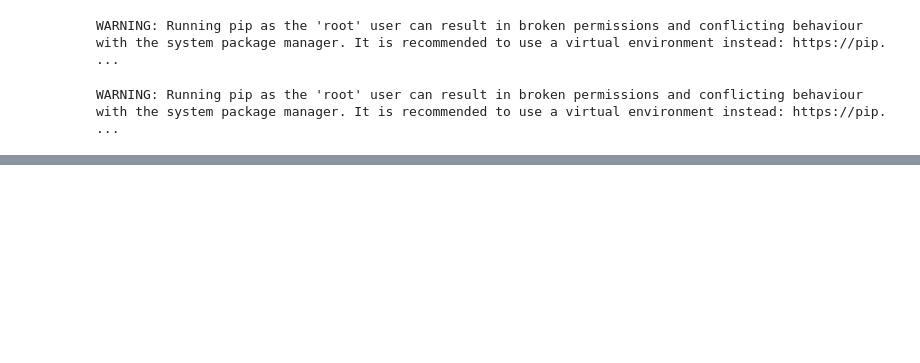
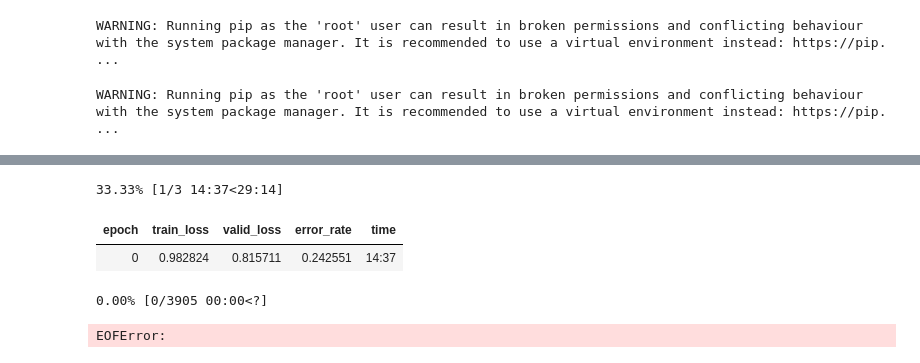
Before and after one commit to vp-82/document-processing-demo, a Jupyter notebook: 02_large_dataset_simple_baseline_model.ipynb, the cells around one changed output, grey strips where cells are left out. Cells and saved outputs as stored; diff of their text form; code cells hidden in the pictures; blank space fills up the shorter version.

```diff
--- a/02_large_dataset_simple_baseline_model.ipynb
+++ b/02_large_dataset_simple_baseline_model.ipynb
@@ -14,0 +77,8 @@ Downloading and preparing dataset rvl_cdip/default to /root/.cache/huggingface/d
+# %%
+learn.fit_one_cycle(3, 1e-3)
+# %% [output]
+33.33% [1/3 14:37<29:14]
+| epoch | train_loss | valid_loss | error_rate | time |
+| 0 | 0.982824 | 0.815711 | 0.242551 | 14:37 |
+0.00% [0/3905 00:00<?]
+EOFError:
```
Also changed, not shown: parts of 19 cells of this notebook, 1 other file.
